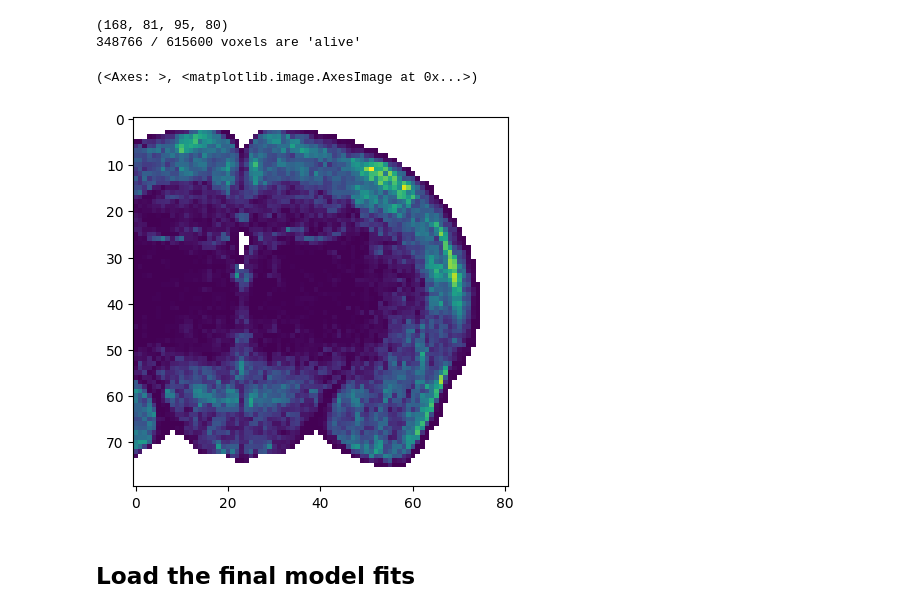
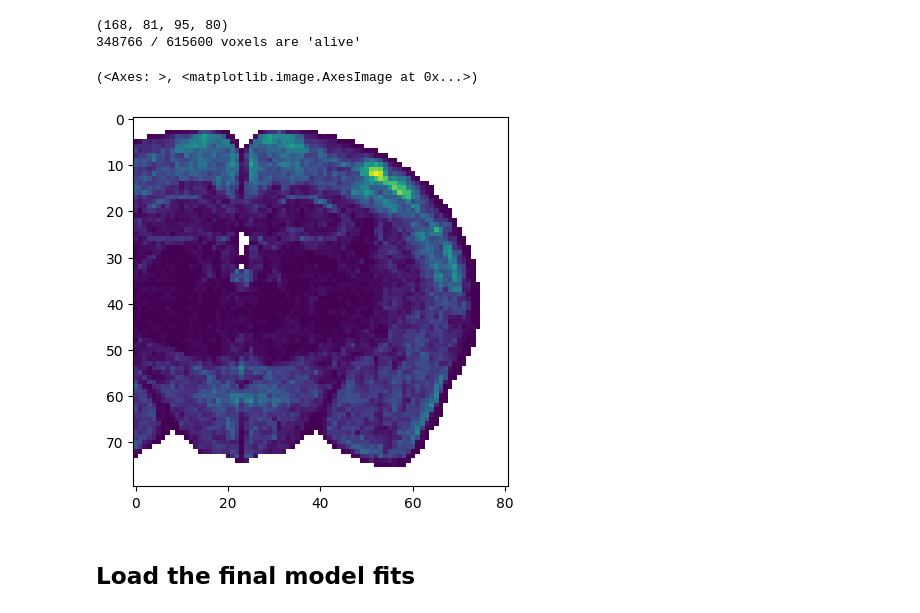
Before and after one commit to lindermanlab/fos, a Jupyter notebook: notebooks/2024-06-18 fos-behavior predictions.ipynb, the cells around one changed output. Drawn from its saved outputs; the diff is of its cells as text; code cells hidden in the pictures.

```diff
--- a/notebooks/2024-06-18 fos-behavior predictions.ipynb
+++ b/notebooks/2024-06-18 fos-behavior predictions.ipynb
@@ -67,21 +72,11 @@ fos_counts, _, alive_voxels = load_fos_counts()
 # %% [output]
 (168, 81, 95, 80)
 348766 / 615600 voxels are 'alive'
-# %%
-def plot_coronal(flat_array, y_idx, alive_voxels, ax=None, **kwargs):
-    arr = np.nan * np.zeros(alive_voxels.shape)
-    arr[alive_voxels] = flat_array
-
-    if ax is None:
-        fig, ax = plt.subplots(1, 1)
-    im = ax.imshow(arr[:, y_idx, :].T, **kwargs)
-    return ax, im
-
-# plot_coronal(intensity[100], 50)
-plot_coronal(fos_counts[100], 50, alive_voxels)
-# %% [output]
-(<Axes: >, <matplotlib.image.AxesImage at 0x...>)
-[figure, removed]
+# %%
+plot_coronal(fos_counts[30], 50, alive_voxels)
+# %% [output]
+(<Axes: >, <matplotlib.image.AxesImage at 0x...>)
+[figure, added]
 # %% [markdown]
 ## Load the final model fits
 # %%
```
Also changed, not shown: parts of 38 cells of this notebook, 1 other file.
